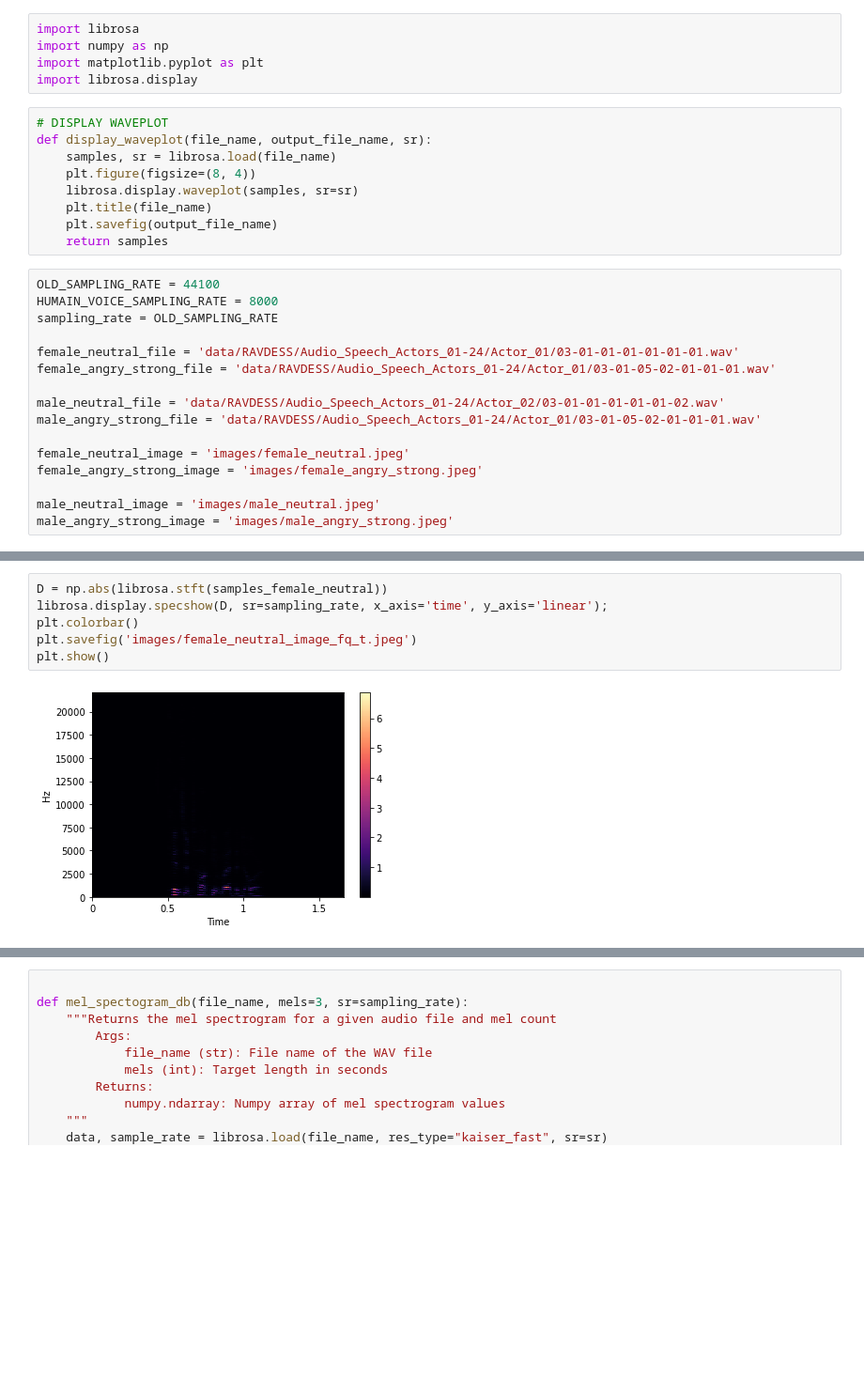
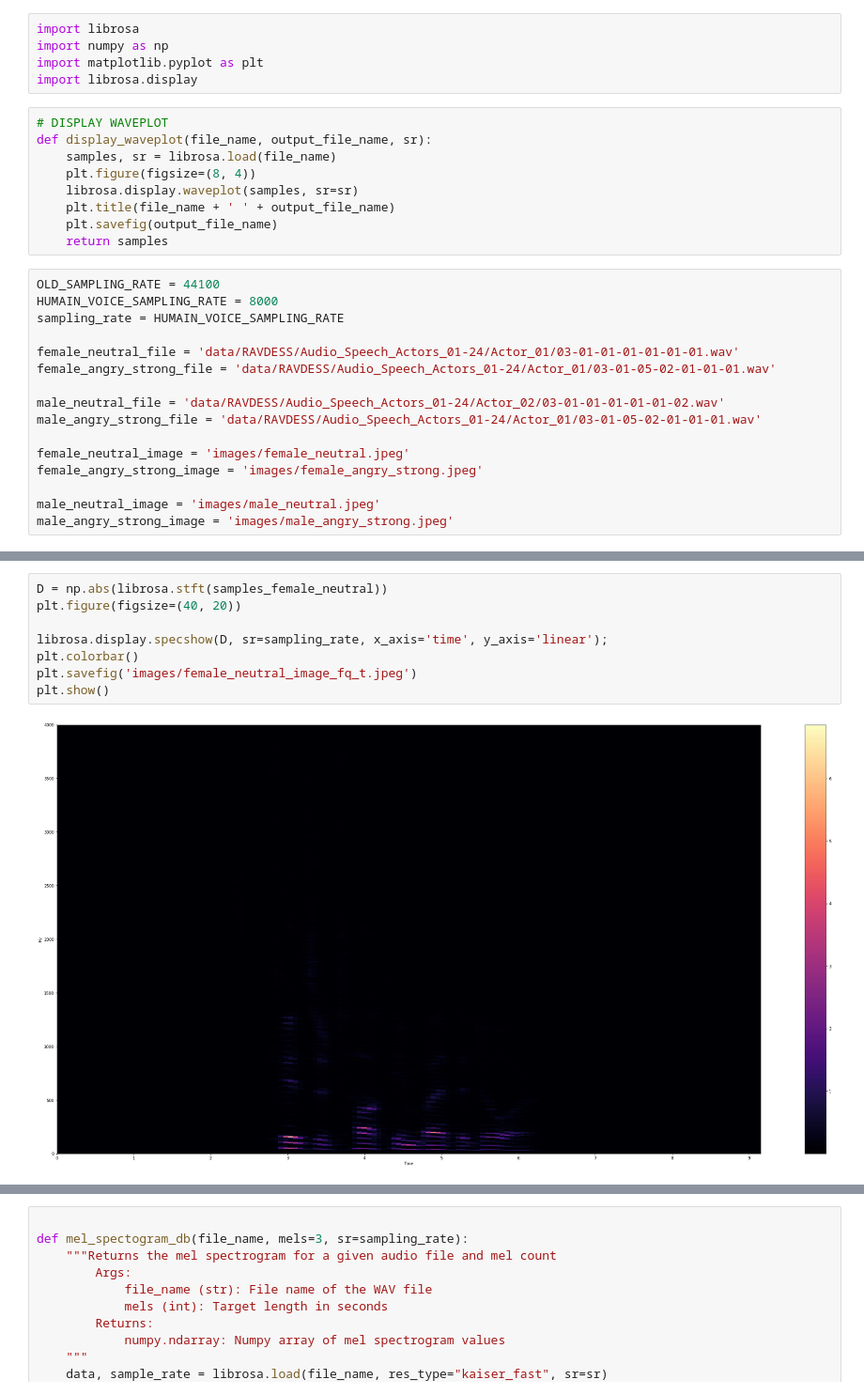
Before and after one commit to simiya/Projet-Son-Jedha, a Jupyter notebook: explore.ipynb, the cells around one changed output, grey strips where cells are left out. Shown at 94% size. Cells and saved outputs as stored; diff of their text form; blank space fills up the shorter version.

```diff
--- a/explore.ipynb
+++ b/explore.ipynb
@@ -9,13 +9,13 @@ def display_waveplot(file_name, output_file_name, sr):
     samples, sr = librosa.load(file_name)
     plt.figure(figsize=(8, 4))
     librosa.display.waveplot(samples, sr=sr)
-    plt.title(file_name)
+    plt.title(file_name + ' ' + output_file_name)
     plt.savefig(output_file_name)
     return samples
 # %%
 OLD_SAMPLING_RATE = 44100
 HUMAIN_VOICE_SAMPLING_RATE = 8000
-sampling_rate = OLD_SAMPLING_RATE
+sampling_rate = HUMAIN_VOICE_SAMPLING_RATE
 
 female_neutral_file = 'data/RAVDESS/Audio_Speech_Actors_01-24/Actor_01/03-01-01-01-01-01-01.wav'
 female_angry_strong_file = 'data/RAVDESS/Audio_Speech_Actors_01-24/Actor_01/03-01-05-02-01-01-01.wav'
@@ -37,9 +82,11 @@ samples_female_angry_strong = display_waveplot(female_angry_strong_file, female_
 # %%
 D = np.abs(librosa.stft(samples_female_neutral))
+plt.figure(figsize=(40, 20))
+
 librosa.display.specshow(D, sr=sampling_rate, x_axis='time', y_axis='linear');
 plt.colorbar()
 plt.savefig('images/female_neutral_image_fq_t.jpeg')
 plt.show()
 # %% [output]
-[figure, old version]
+[figure, new version]
 # %%
```
Also changed, not shown: parts of 17 cells of this notebook, 5 other files.
